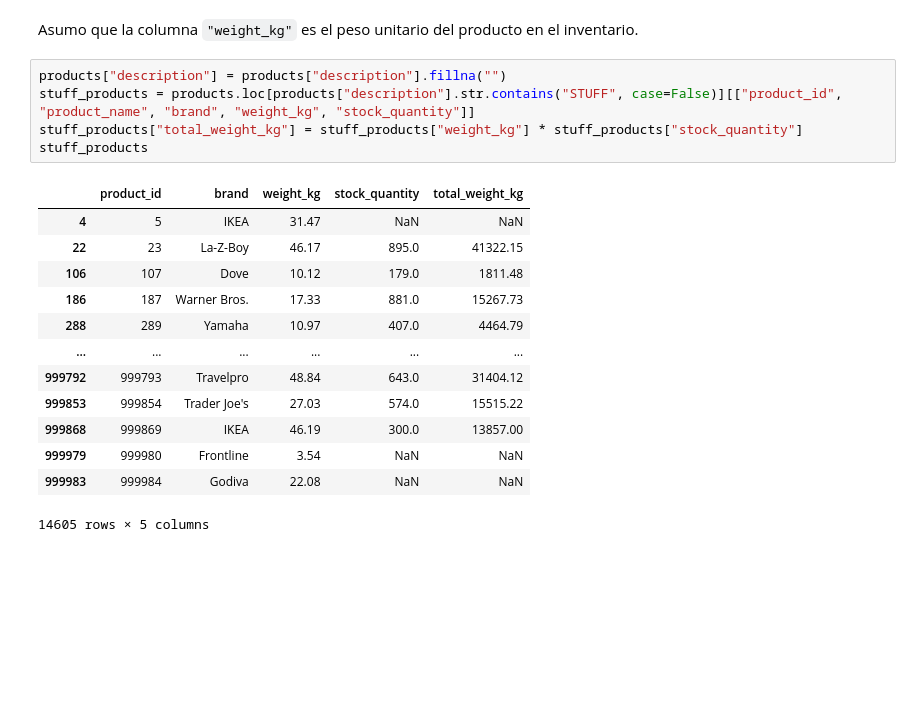
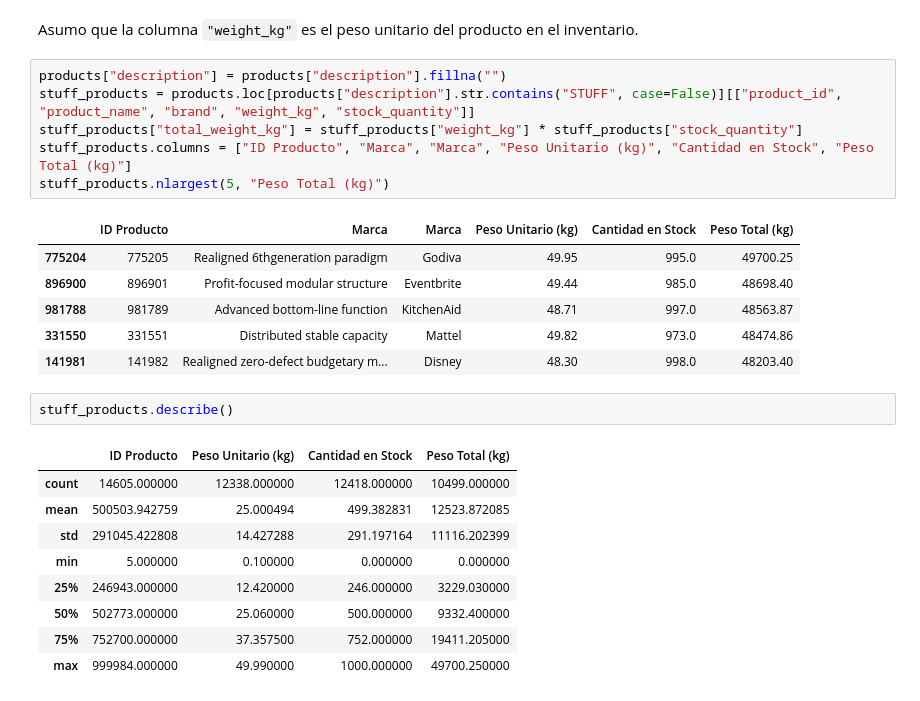
Before and after one commit to patricioibar/datos-tp1, a Jupyter notebook: main.ipynb, the cells around one changed output. Drawn from its saved outputs; the diff is of its cells as text; blank space fills up the shorter version.

```diff
--- a/main.ipynb
+++ b/main.ipynb
@@ -297,19 +297,25 @@ Asumo que la columna `"weight_kg"` es el peso unitario del producto en el invent
 # %%
 products["description"] = products["description"].fillna("")
 stuff_products = products.loc[products["description"].str.contains("STUFF", case=False)][["product_id", "product_name", "brand", "weight_kg", "stock_quantity"]]
 stuff_products["total_weight_kg"] = stuff_products["weight_kg"] * stuff_products["stock_quantity"]
-stuff_products
+stuff_products.columns = ["ID Producto", "Marca", "Marca", "Peso Unitario (kg)", "Cantidad en Stock", "Peso Total (kg)"]
+stuff_products.nlargest(5, "Peso Total (kg)")
 # %% [output]
-|  | product_id | brand | weight_kg | stock_quantity | total_weight_kg |
-| 4 | 5 | IKEA | 31.47 | NaN | NaN |
-| 22 | 23 | La-Z-Boy | 46.17 | 895.0 | 41322.15 |
-| 106 | 107 | Dove | 10.12 | 179.0 | 1811.48 |
-| 186 | 187 | Warner Bros. | 17.33 | 881.0 | 15267.73 |
-| 288 | 289 | Yamaha | 10.97 | 407.0 | 4464.79 |
-| ... | ... | ... | ... | ... | ... |
-| 999792 | 999793 | Travelpro | 48.84 | 643.0 | 31404.12 |
-| 999853 | 999854 | Trader Joe's | 27.03 | 574.0 | 15515.22 |
-| 999868 | 999869 | IKEA | 46.19 | 300.0 | 13857.00 |
-| 999979 | 999980 | Frontline | 3.54 | NaN | NaN |
-| 999983 | 999984 | Godiva | 22.08 | NaN | NaN |
+|  | ID Producto | Marca | Marca | Peso Unitario (kg) | Cantidad en Stock | Peso Total (kg) |
+| 775204 | 775205 | Realigned 6thgeneration paradigm | Godiva | 49.95 | 995.0 | 49700.25 |
+| 896900 | 896901 | Profit-focused modular structure | Eventbrite | 49.44 | 985.0 | 48698.40 |
+| 981788 | 981789 | Advanced bottom-line function | KitchenAid | 48.71 | 997.0 | 48563.87 |
+| 331550 | 331551 | Distributed stable capacity | Mattel | 49.82 | 973.0 | 48474.86 |
+| 141981 | 141982 | Realigned zero-defect budgetary m... | Disney | 48.30 | 998.0 | 48203.40 |
-14605 rows × 5 columns
+# %%
+stuff_products.describe()
+# %% [output]
+|  | ID Producto | Peso Unitario (kg) | Cantidad en Stock | Peso Total (kg) |
+| count | 14605.000000 | 12338.000000 | 12418.000000 | 10499.000000 |
+| mean | 500503.942759 | 25.000494 | 499.382831 | 12523.872085 |
+| std | 291045.422808 | 14.427288 | 291.197164 | 11116.202399 |
+| min | 5.000000 | 0.100000 | 0.000000 | 0.000000 |
+| 25% | 246943.000000 | 12.420000 | 246.000000 | 3229.030000 |
+| 50% | 502773.000000 | 25.060000 | 500.000000 | 9332.400000 |
+| 75% | 752700.000000 | 37.357500 | 752.000000 | 19411.205000 |
+| max | 999984.000000 | 49.990000 | 1000.000000 | 49700.250000 |
```
Also changed, not shown: parts of 1 cell of this notebook.
